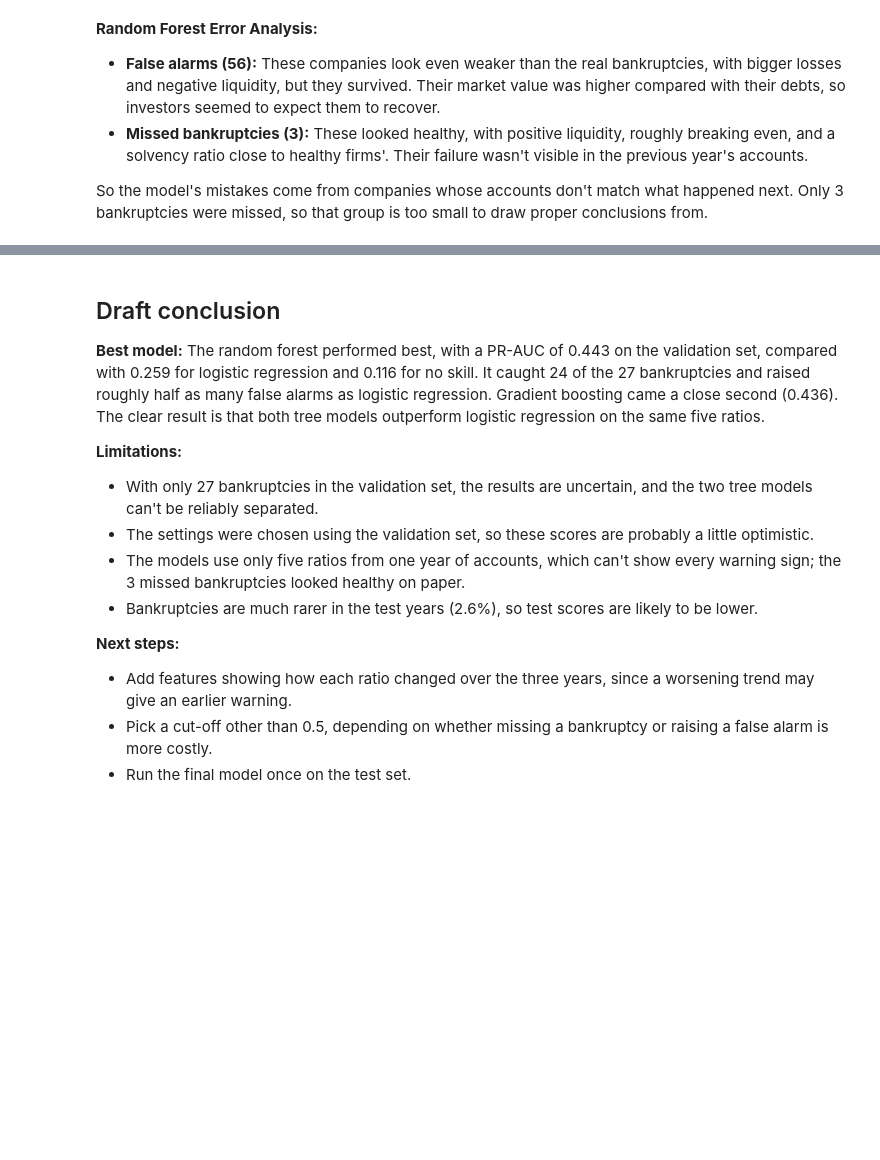
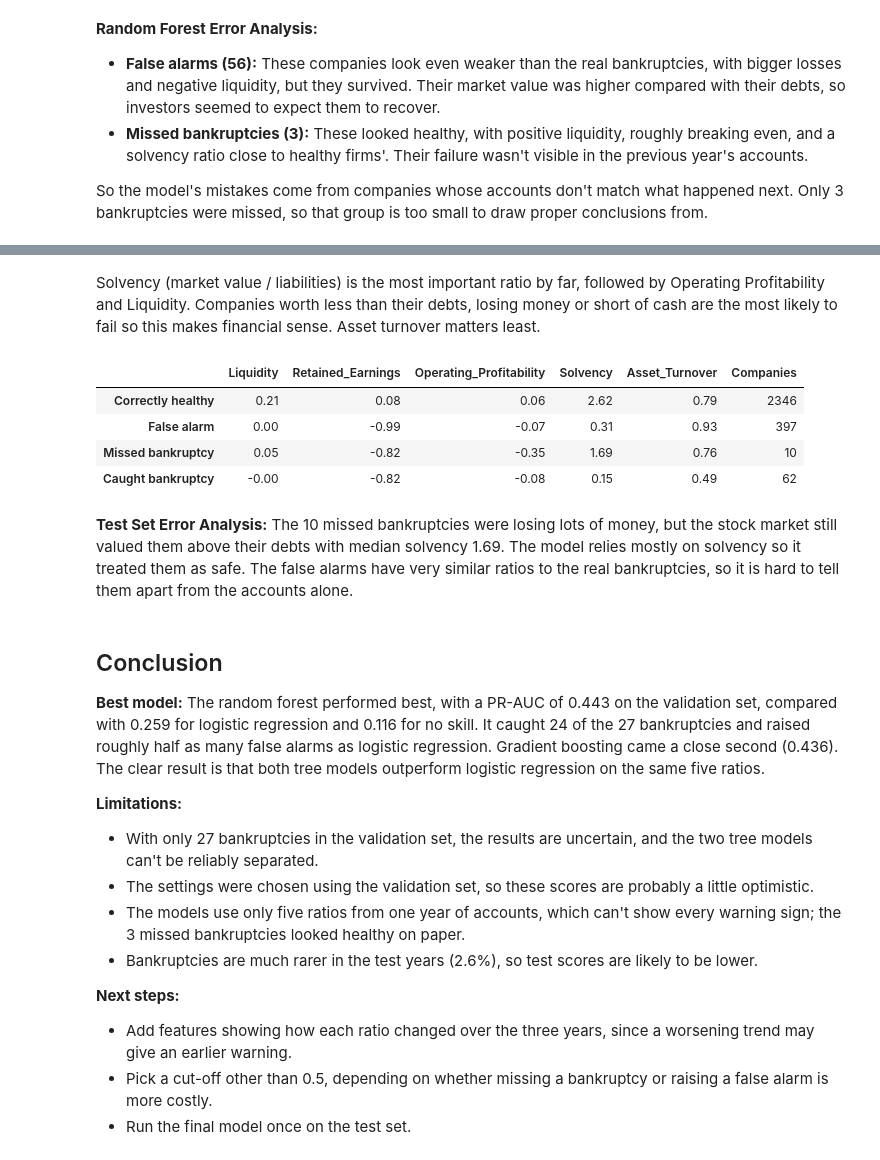
Before and after one commit to cathaljoyce/project-ml, a Jupyter notebook: notebooks/my_models.ipynb, the cells around one changed output, grey strips where cells are left out. Saved outputs shown, nothing was run; the diff lists cells and outputs as text; code cells hidden in the pictures; blank space fills up the shorter version.

```diff
--- a/notebooks/my_models.ipynb
+++ b/notebooks/my_models.ipynb
@@ -208,5 +265,24 @@ So the model's mistakes come from companies whose accounts don't match what happ
+# %% [markdown]
+Solvency (market value / liabilities) is the most important ratio by far, followed by Operating Profitability and Liquidity. Companies worth less than their debts, losing money or short of cash are the most likely to fail so this makes financial sense. Asset turnover matters least.
+# %%
+test_errors = X_test.copy()
+test_errors["actual"] = y_test
+test_errors["predicted"] = forest.predict(X_test)
+
+test_table = test_errors.groupby(["actual", "predicted"]).median().round(2)
+test_table.index = ["Correctly healthy", "False alarm", "Missed bankruptcy", "Caught bankruptcy"]
+test_table["Companies"] = test_errors.groupby(["actual", "predicted"]).size().values
+test_table
+# %% [output]
+|  | Liquidity | Retained_Earnings | Operating_Profitability | Solvency | Asset_Turnover | Companies |
+| Correctly healthy | 0.21 | 0.08 | 0.06 | 2.62 | 0.79 | 2346 |
+| False alarm | 0.00 | -0.99 | -0.07 | 0.31 | 0.93 | 397 |
+| Missed bankruptcy | 0.05 | -0.82 | -0.35 | 1.69 | 0.76 | 10 |
+| Caught bankruptcy | -0.00 | -0.82 | -0.08 | 0.15 | 0.49 | 62 |
+# %% [markdown]
+**Test Set Error Analysis:** The 10 missed bankruptcies were losing lots of money, but the stock market still valued them above their debts with median solvency 1.69. The model relies mostly on solvency so it treated them as safe. The false alarms have very similar ratios to the real bankruptcies, so it is hard to tell them apart from the accounts alone.
 # %% [markdown]
-## Draft conclusion
+## Conclusion
 
 **Best model:** The random forest performed best, with a PR-AUC of 0.443 on the validation set, compared with 0.259 for logistic regression and 0.116 for no skill. It caught 24 of the 27 bankruptcies and raised roughly half as many false alarms as logistic regression. Gradient boosting came a close second (0.436). The clear result is that both tree models outperform logistic regression on the same five ratios.
 
```
Also changed, not shown: parts of 10 cells of this notebook.
